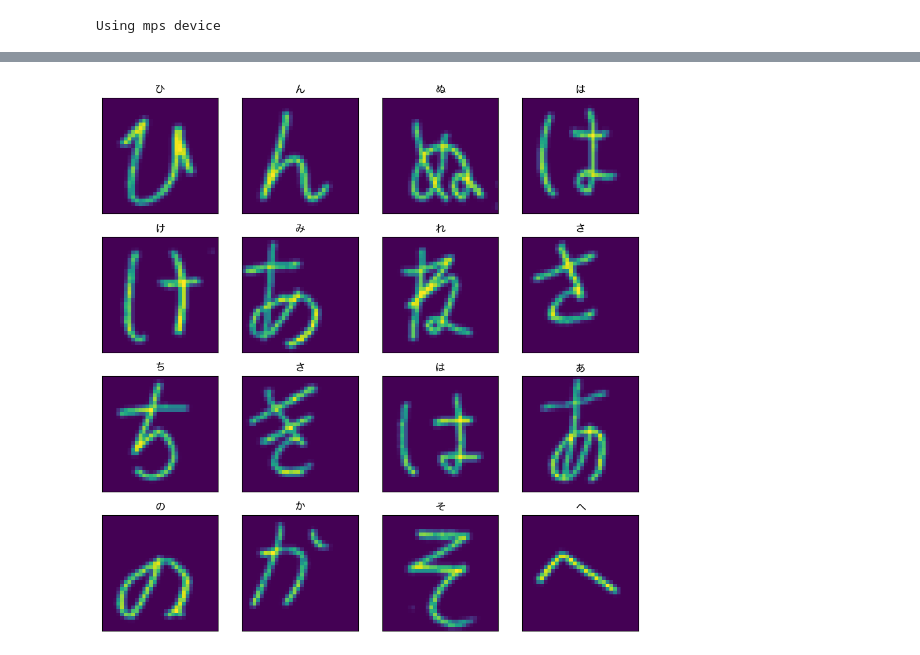
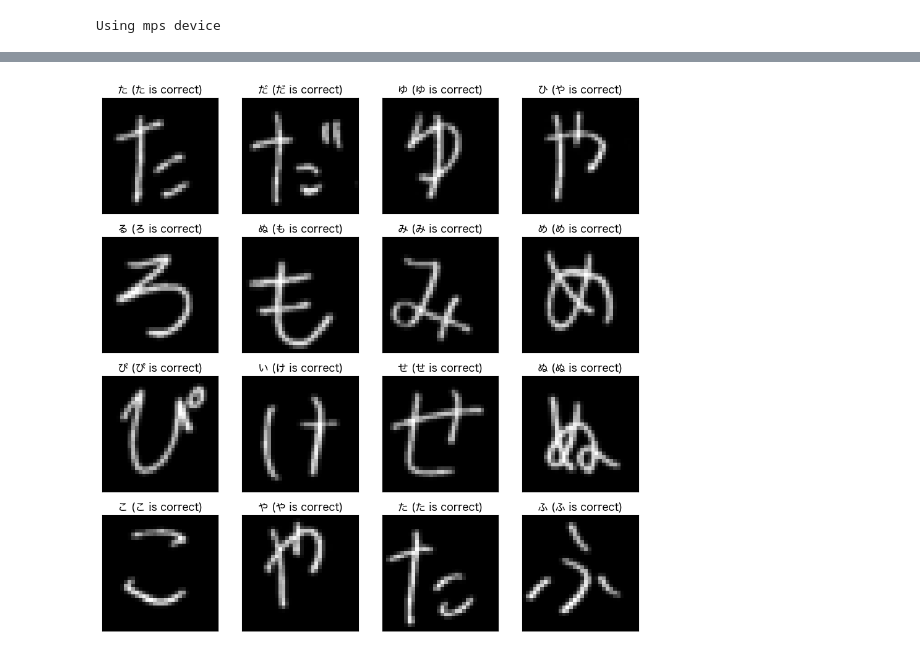
Before and after one commit to Kminek42/Hiragana, a Jupyter notebook: main.ipynb, the cells around one changed output, grey strips where cells are left out. Saved outputs shown, nothing was run; the diff lists cells and outputs as text; code cells hidden in the pictures.

Commit message:
BW images, show correct

```diff
--- a/main.ipynb
+++ b/main.ipynb
@@ -246,24 +246,26 @@ Test accuracy: 0.8498498498498499
 # %%
 test_dataset = HiraganaDataset(mode='test')
 model.to('cpu')
-plt.rcParams['font.sans-serif'] = "Microsoft YaHei"
+plt.rcParams['font.family'] = 'Hiragino Sans'
 
 grid_size = 4
 plt.figure(figsize=(0.7 * grid_size**2, 0.7 * grid_size**2))
 for i in range(grid_size**2):
     plt.subplot(grid_size, grid_size, i+1)
     id = torch.randint(0, len(test_dataset), (1, )).item()
-    plt.imshow(test_dataset[id][0][0])
+    plt.imshow(test_dataset[id][0][0], cmap='gray')
     plt.tick_params(axis='both', which='both', bottom=False, top=False, left=False, right=False, labelbottom=False, labelleft=False)
 
     predicion = model.forward(test_dataset[id][0].unsqueeze(0))
     predicion = torch.argmax(predicion[0])
     predicion = test_dataset.num2lab[predicion.item()]
     predicion = test_dataset.hiragana[predicion.lower()]
     target = test_dataset[id][1]
+    target = test_dataset.num2lab[target]
+    target = test_dataset.hiragana[target.lower()]
 
-    plt.title(predicion)
+    plt.title(f'{predicion} ({target} is correct)')
 
 plt.show()
 # %% [output]
-[figure, old version]
+[figure, new version]
```
Also changed, not shown: parts of 2 cells of this notebook.
